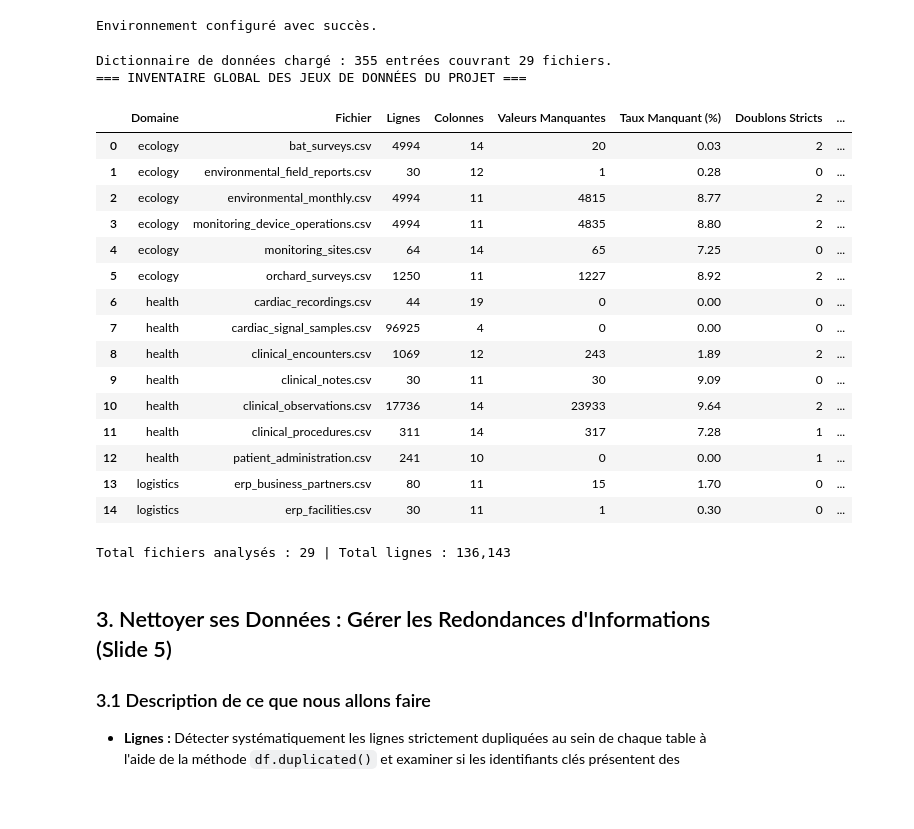
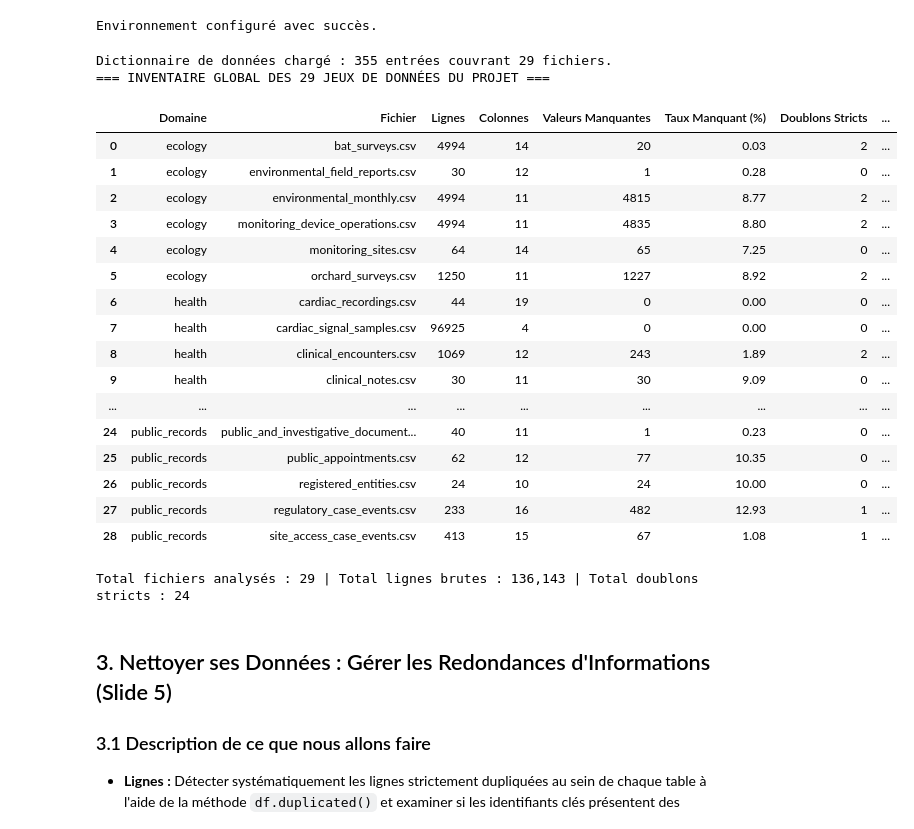
Before and after one commit to housniCS/20262027-UE-DataMining-Project, a Jupyter notebook: Rapport_Projet_DataMining_Partie1_Nettoyage_et_Exploration.ipynb, the cells around one changed output. Saved outputs shown, nothing was run; the diff lists cells and outputs as text; code cells hidden in the pictures; blank space fills up the shorter version.

```diff
--- a/Rapport_Projet_DataMining_Partie1_Nettoyage_et_Exploration.ipynb
+++ b/Rapport_Projet_DataMining_Partie1_Nettoyage_et_Exploration.ipynb
@@ -93,43 +93,45 @@ else:
 records = []
 for domain in ['ecology', 'health', 'logistics', 'public_records']:
     files = glob.glob(os.path.join(data_root, domain, "*.csv"))
     for f in sorted(files):
         df_raw = pd.read_csv(f)
         records.append({
             'Domaine': domain,
             'Fichier': os.path.basename(f),
             'Lignes': df_raw.shape[0],
             'Colonnes': df_raw.shape[1],
             'Valeurs Manquantes': df_raw.isna().sum().sum(),
             'Taux Manquant (%)': round(df_raw.isna().sum().sum() / (df_raw.shape[0] * df_raw.shape[1]) * 100, 2),
             'Doublons Stricts': df_raw.duplicated().sum(),
             'Mémoire (Ko)': round(df_raw.memory_usage(deep=True).sum() / 1024, 1)
         })
 
 df_inventory = pd.DataFrame(records)
-print("=== INVENTAIRE GLOBAL DES JEUX DE DONNÉES DU PROJET ===")
-display(df_inventory.head(15))
-print(f"Total fichiers analysés : {len(df_inventory)} | Total lignes : {df_inventory['Lignes'].sum():,}")
+print("=== INVENTAIRE GLOBAL DES 29 JEUX DE DONNÉES DU PROJET ===")
+pd.set_option('display.max_rows', 35)
+display(df_inventory)
+print(f"Total fichiers analysés : {len(df_inventory)} | Total lignes brutes : {df_inventory['Lignes'].sum():,} | Total doublons stricts : {df_inventory['Doublons Stricts'].sum()}")
 # %% [output]
 Dictionnaire de données chargé : 355 entrées couvrant 29 fichiers.
-=== INVENTAIRE GLOBAL DES JEUX DE DONNÉES DU PROJET ===
+=== INVENTAIRE GLOBAL DES 29 JEUX DE DONNÉES DU PROJET ===
 |  | Domaine | Fichier | Lignes | Colonnes | Valeurs Manquantes | Taux Manquant (%) | Doublons Stricts | ... |
 | 0 | ecology | bat_surveys.csv | 4994 | 14 | 20 | 0.03 | 2 | ... |
 | 1 | ecology | environmental_field_reports.csv | 30 | 12 | 1 | 0.28 | 0 | ... |
 | 2 | ecology | environmental_monthly.csv | 4994 | 11 | 4815 | 8.77 | 2 | ... |
 | 3 | ecology | monitoring_device_operations.csv | 4994 | 11 | 4835 | 8.80 | 2 | ... |
 | 4 | ecology | monitoring_sites.csv | 64 | 14 | 65 | 7.25 | 0 | ... |
 | 5 | ecology | orchard_surveys.csv | 1250 | 11 | 1227 | 8.92 | 2 | ... |
 | 6 | health | cardiac_recordings.csv | 44 | 19 | 0 | 0.00 | 0 | ... |
 | 7 | health | cardiac_signal_samples.csv | 96925 | 4 | 0 | 0.00 | 0 | ... |
 | 8 | health | clinical_encounters.csv | 1069 | 12 | 243 | 1.89 | 2 | ... |
 | 9 | health | clinical_notes.csv | 30 | 11 | 30 | 9.09 | 0 | ... |
-| 10 | health | clinical_observations.csv | 17736 | 14 | 23933 | 9.64 | 2 | ... |
-| 11 | health | clinical_procedures.csv | 311 | 14 | 317 | 7.28 | 1 | ... |
-| 12 | health | patient_administration.csv | 241 | 10 | 0 | 0.00 | 1 | ... |
-| 13 | logistics | erp_business_partners.csv | 80 | 11 | 15 | 1.70 | 0 | ... |
-| 14 | logistics | erp_facilities.csv | 30 | 11 | 1 | 0.30 | 0 | ... |
+| ... | ... | ... | ... | ... | ... | ... | ... | ... |
+| 24 | public_records | public_and_investigative_document... | 40 | 11 | 1 | 0.23 | 0 | ... |
+| 25 | public_records | public_appointments.csv | 62 | 12 | 77 | 10.35 | 0 | ... |
+| 26 | public_records | registered_entities.csv | 24 | 10 | 24 | 10.00 | 0 | ... |
+| 27 | public_records | regulatory_case_events.csv | 233 | 16 | 482 | 12.93 | 1 | ... |
+| 28 | public_records | site_access_case_events.csv | 413 | 15 | 67 | 1.08 | 1 | ... |
-Total fichiers analysés : 29 | Total lignes : 136,143
+Total fichiers analysés : 29 | Total lignes brutes : 136,143 | Total doublons stricts : 24
 # %% [markdown]
 ## 3. Nettoyer ses Données : Gérer les Redondances d'Informations (Slide 5)
 
```
Also changed, not shown: parts of 7 cells of this notebook.
